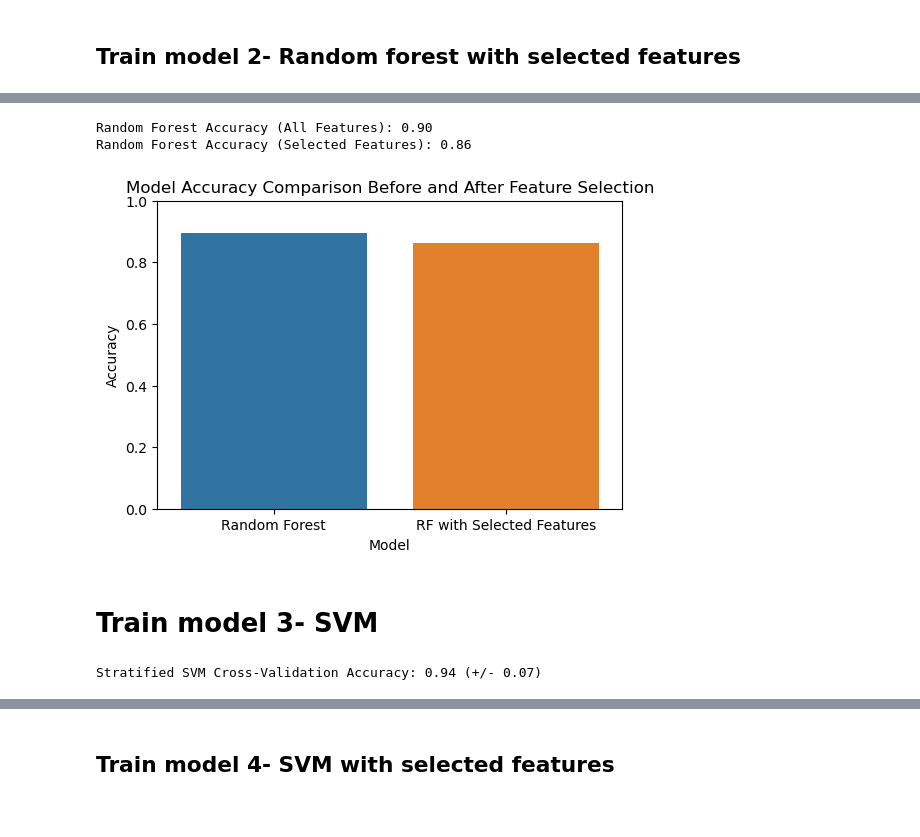
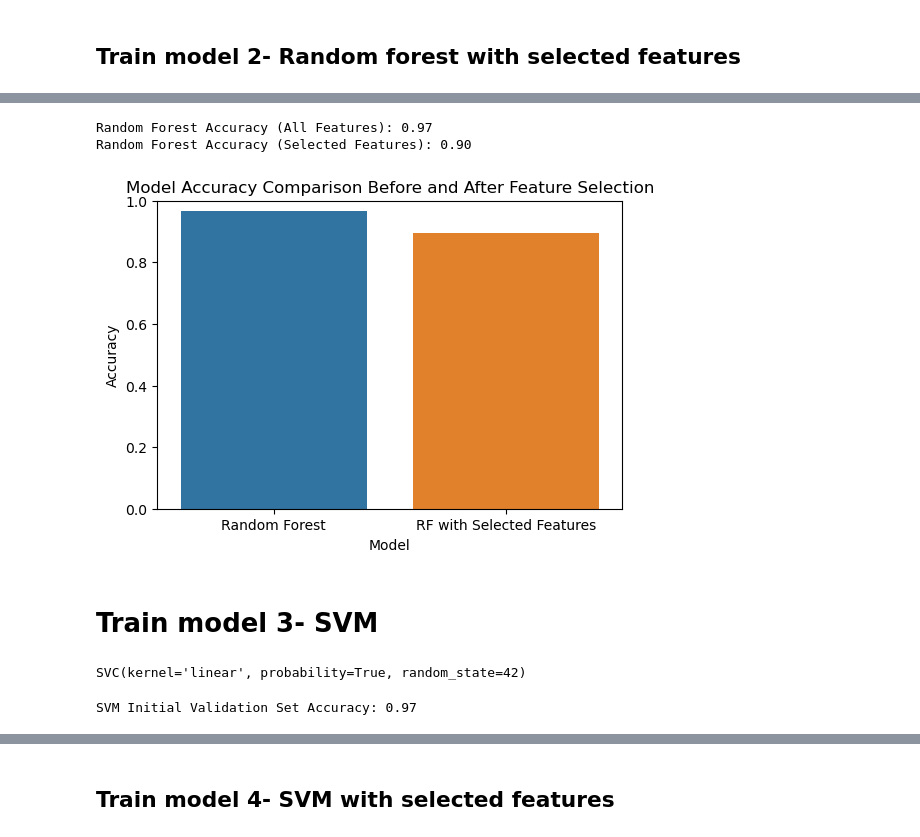
Before and after one commit to ak523/PDAC-Subtype-Classification-using-Gene-Signatures, a Jupyter notebook: PDAC.ipynb, the cells around one changed output, grey strips where cells are left out. Drawn from its saved outputs; the diff is of its cells as text; code cells hidden in the pictures.

```diff
--- a/PDAC.ipynb
+++ b/PDAC.ipynb
@@ -183,0 +220,7 @@ Selected Features (by index): [37 14 35 48  9 24 27 32 15  0  7 18  8 49 12  2 3
+# %%
+rf_model_cv = RandomForestClassifier(random_state=42, n_estimators=100, class_weight='balanced')
+rf_model_cv.fit(X_train_rf_top, y_train)
+
+# Evaluate on validation set
+val_accuracy_rf = rf_model_cv.score(X_val_rf_top, y_val)
+print("Random Forest Initial Validation Set Accuracy: %0.2f" % val_accuracy_rf)
@@ -184,17 +229,17 @@ Selected Features (by index): [37 14 35 48  9 24 27 32 15  0  7 18  8 49 12  2 3
 # %%
-# Now retrain a Random Forest model with the selected features
-rf_param_grid = {
-    'n_estimators': [50, 100, 200],  # Number of trees in the forest
-    'max_depth': [10, 20],     # Maximum depth of the tree
-    'min_samples_split': [2, 5],     # Minimum number of samples required to split an internal node
-    'min_samples_leaf': [1, 2, 4],   # Minimum number of samples required to be at a leaf node
+# Hyperparameter tuning with GridSearchCV using Validation Set
+param_grid = {
+    'n_estimators': [100, 200, 300],
+    'max_depth': [None, 10, 20, 30],
+    'min_samples_split': [2, 5, 10],
+    'min_samples_leaf': [1, 2, 4]
 }
 
-# Perform Grid Search with Cross-Validation
-grid_search_rf = GridSearchCV(RandomForestClassifier(random_state=42), rf_param_grid, cv=5, scoring='accuracy')
-grid_search_rf.fit(X_train_rf_top, y_train)
+grid_search = GridSearchCV(estimator=rf_model_cv, param_grid=param_grid, cv=StratifiedKFold(n_splits=5),
+                           n_jobs=-1, verbose=2, scoring='accuracy')
+grid_search.fit(X_train_rf_top, y_train)
 
 # Best parameters from Grid Search
-best_params_rf = grid_search_rf.best_params_
+best_params_rf = grid_search.best_params_
 print("Best Parameters for Random Forest:", best_params_rf)
 # %% [output]
@@ -226,0 +248,5 @@ Optimized Random Forest Cross-Validation Accuracy with Selected Features: 0.9137
+# %%
+# Evaluate on validation set after tuning
+best_rf_model = grid_search.best_estimator_
+val_accuracy_rf_tuned = best_rf_model.score(X_val_rf_top, y_val)
+print("Random Forest Tuned Validation Set Accuracy: %0.2f" % val_accuracy_rf_tuned)
@@ -226,0 +261,7 @@ Optimized Random Forest Cross-Validation Accuracy with Selected Features: 0.9137
+# %%
+# Make predictions and evaluate the optimized Random Forest model
+pred_rf_top = best_rf_model.predict(X_test_rf_top)
+
+# Print classification report for the test set
+print("Optimized Random Forest with Important Features Report")
+print(classification_report(y_test, pred_rf_top))
@@ -227,43 +278,43 @@ Optimized Random Forest Cross-Validation Accuracy with Selected Features: 0.9137
 # %%
 # Compare accuracies before and after feature selection
-rf_accuracy = accuracy_score(y_test, y_pred_rf)
+rf_accuracy = accuracy_score(y_test, y_test_pred_rf)
 rf_top_accuracy = accuracy_score(y_test, pred_rf_top)
 
 print(f"Random Forest Accuracy (All Features): {rf_accuracy:.2f}")
 print(f"Random Forest Accuracy (Selected Features): {rf_top_accuracy:.2f}")
 
 # Visualize comparison
 metrics = {
     'Model': ['Random Forest', 'RF with Selected Features'],
     'Accuracy': [rf_accuracy, rf_top_accuracy]
 }
 metrics_df = pd.DataFrame(metrics)
 
 plt.figure(figsize=(6, 4))
 sns.barplot(x='Model', y='Accuracy', data=metrics_df)
 plt.title('Model Accuracy Comparison Before and After Feature Selection')
 plt.ylim(0, 1)
 plt.show()
 # %% [output]
-Random Forest Accuracy (All Features): 0.90
-Random Forest Accuracy (Selected Features): 0.86
+Random Forest Accuracy (All Features): 0.97
+Random Forest Accuracy (Selected Features): 0.90
-[figure, old version]
+[figure, new version]
 # %% [markdown]
 # Train model 3- SVM
-# %%
-# Create a StratifiedKFold object with the desired number of splits
-stratified_k_fold = StratifiedKFold(n_splits=5, shuffle=True, random_state=42)
-
-# Initialize the SVM Model
-svm_model = SVC(kernel='linear', probability=True, random_state=42)
-
-# Perform stratified cross-validation
-svm_scores = cross_val_score(svm_model, X_train, y_train, cv=stratified_k_fold)
-
-# Print the mean accuracy and standard deviation
-print("Stratified SVM Cross-Validation Accuracy: %0.2f (+/- %0.2f)" % (svm_scores.mean(), svm_scores.std() * 2))
-# %% [output]
-Stratified SVM Cross-Validation Accuracy: 0.94 (+/- 0.07)
+# %%
+# Initialize the SVM Model
+svm_model = SVC(kernel='linear', probability=True, random_state=42)
+
+# Train on the initial training set
+svm_model.fit(X_train, y_train)
+# %% [output]
+SVC(kernel='linear', probability=True, random_state=42)
+# %%
+# Evaluate on the validation set
+val_accuracy_svm = svm_model.score(X_val, y_val)
+print("SVM Initial Validation Set Accuracy: %0.2f" % val_accuracy_svm)
+# %% [output]
+SVM Initial Validation Set Accuracy: 0.97
 # %%
 # Define parameter grid for SVM including class_weight
 svm_param_grid = {
```
Also changed, not shown: parts of 35 cells of this notebook.
